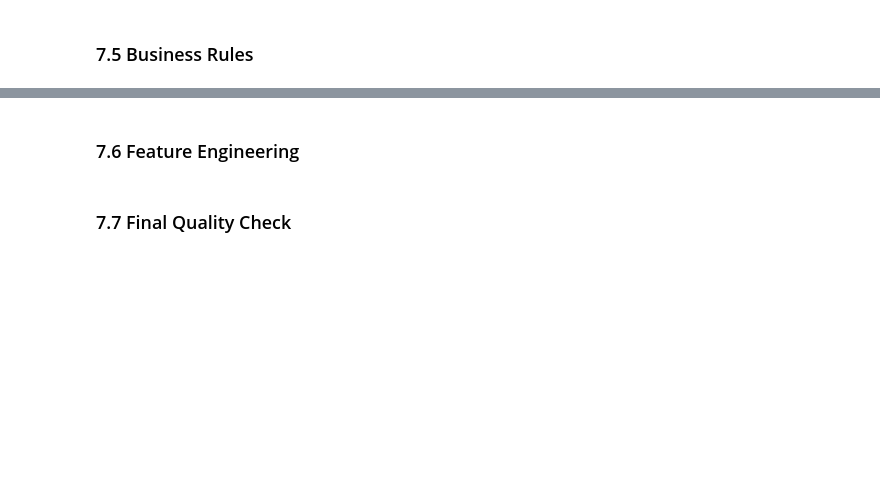
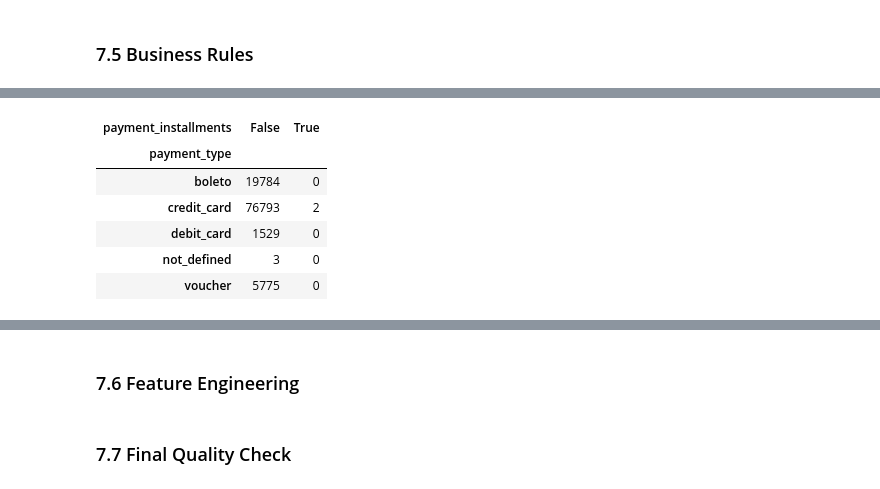
Before and after one commit to AminrezaAman/brazilian-ecommerce-analytics, a Jupyter notebook: notebooks/02_Data_Preparation.ipynb, the cells around one changed output, grey strips where cells are left out. Drawn from its saved outputs; the diff is of its cells as text; code cells hidden in the pictures; blank space fills up the shorter version.

```diff
--- a/notebooks/02_Data_Preparation.ipynb
+++ b/notebooks/02_Data_Preparation.ipynb
@@ -605,0 +651,10 @@ payments_clean = df_payments.copy()
+# %%
+pd.crosstab(payments_clean['payment_type'], payments_clean['payment_installments'] == 0)
+# %% [output]
+| payment_installments | False | True |
+| payment_type |  |  |
+| boleto | 19784 | 0 |
+| credit_card | 76793 | 2 |
+| debit_card | 1529 | 0 |
+| not_defined | 3 | 0 |
+| voucher | 5775 | 0 |
```
Also changed, not shown: parts of 14 cells of this notebook.
